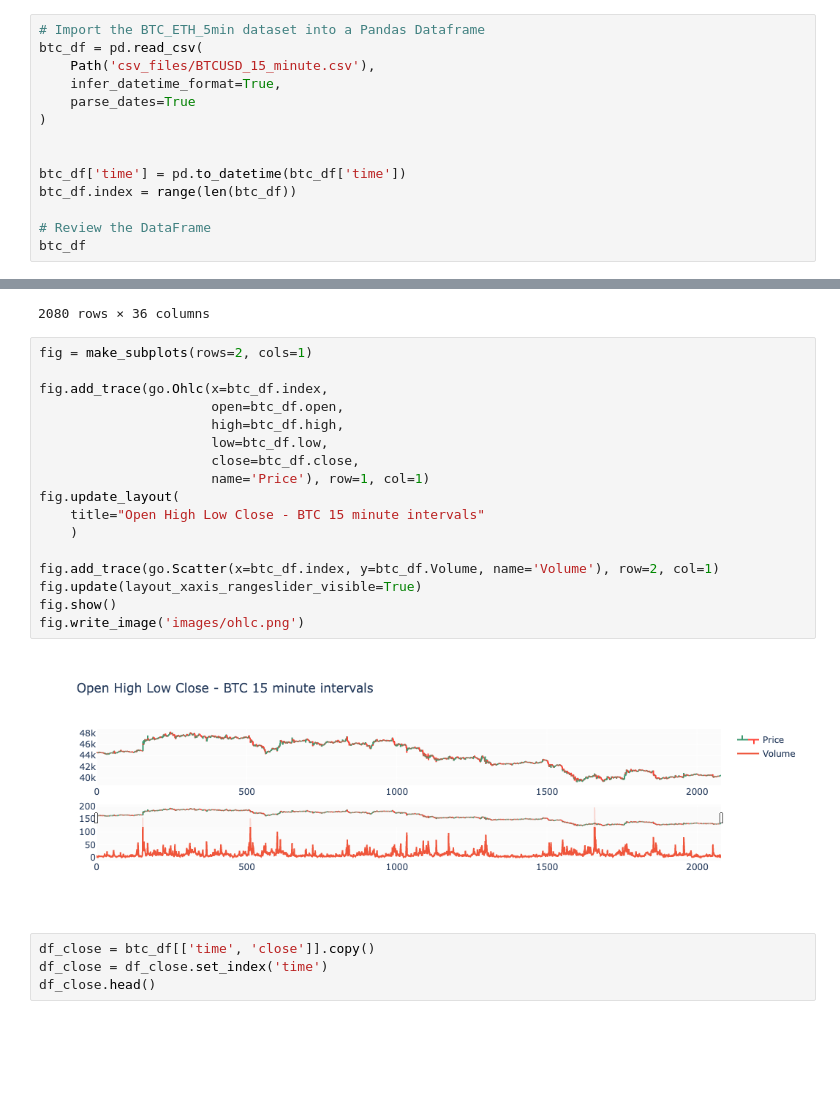
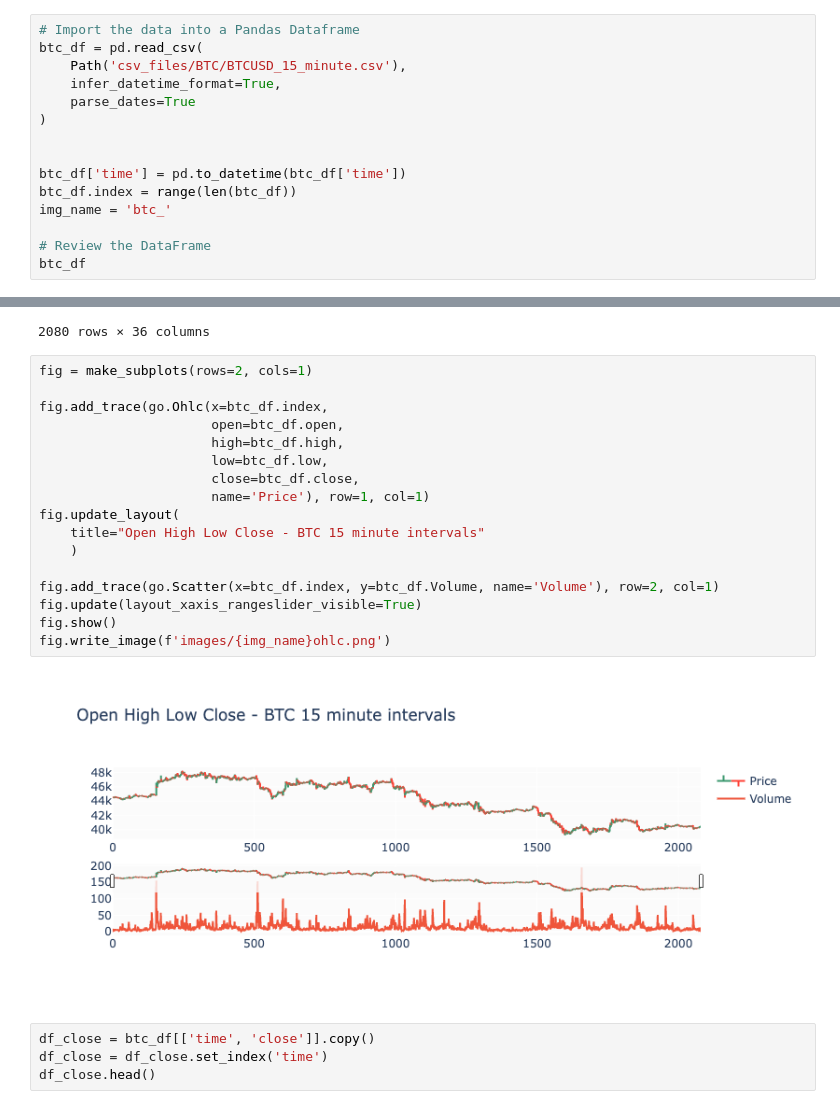
Before and after one commit to timtennyson/Sleep_And_Trade_Bot, a Jupyter notebook: crypto_predictions.ipynb, the cells around one changed output, grey strips where cells are left out. Drawn from its saved outputs; the diff is of its cells as text; blank space fills up the shorter version.

```diff
--- a/crypto_predictions.ipynb
+++ b/crypto_predictions.ipynb
@@ -40,9 +40,9 @@ templated_fig = pio.to_templated(fig)
 pio.templates['my_template'] = templated_fig.layout.template
 pio.templates.default = 'my_template'
 # %%
-# Import the BTC_ETH_5min dataset into a Pandas Dataframe
+# Import the data into a Pandas Dataframe
 btc_df = pd.read_csv(
-    Path('csv_files/BTCUSD_15_minute.csv'),
+    Path('csv_files/BTC/BTCUSD_15_minute.csv'),
     infer_datetime_format=True,
     parse_dates=True
 )
@@ -50,6 +50,7 @@ btc_df = pd.read_csv(
 
 btc_df['time'] = pd.to_datetime(btc_df['time'])
 btc_df.index = range(len(btc_df))
+img_name = 'btc_'
 
 # Review the DataFrame
 btc_df
@@ -70,22 +71,22 @@ btc_df
 # %%
 fig = make_subplots(rows=2, cols=1)
 
 fig.add_trace(go.Ohlc(x=btc_df.index,
                       open=btc_df.open,
                       high=btc_df.high,
                       low=btc_df.low,
                       close=btc_df.close,
                       name='Price'), row=1, col=1)
 fig.update_layout(
     title="Open High Low Close - BTC 15 minute intervals"
     )
 
 fig.add_trace(go.Scatter(x=btc_df.index, y=btc_df.Volume, name='Volume'), row=2, col=1)
 fig.update(layout_xaxis_rangeslider_visible=True)
 fig.show()
-fig.write_image('images/ohlc.png')
+fig.write_image(f'images/{img_name}ohlc.png')
 # %% [output]
-[figure, old version]
+[figure, new version]
 # %%
 df_close = btc_df[['time', 'close']].copy()
 df_close = df_close.set_index('time')
```
Also changed, not shown: parts of 15 cells of this notebook, 46 other files.
